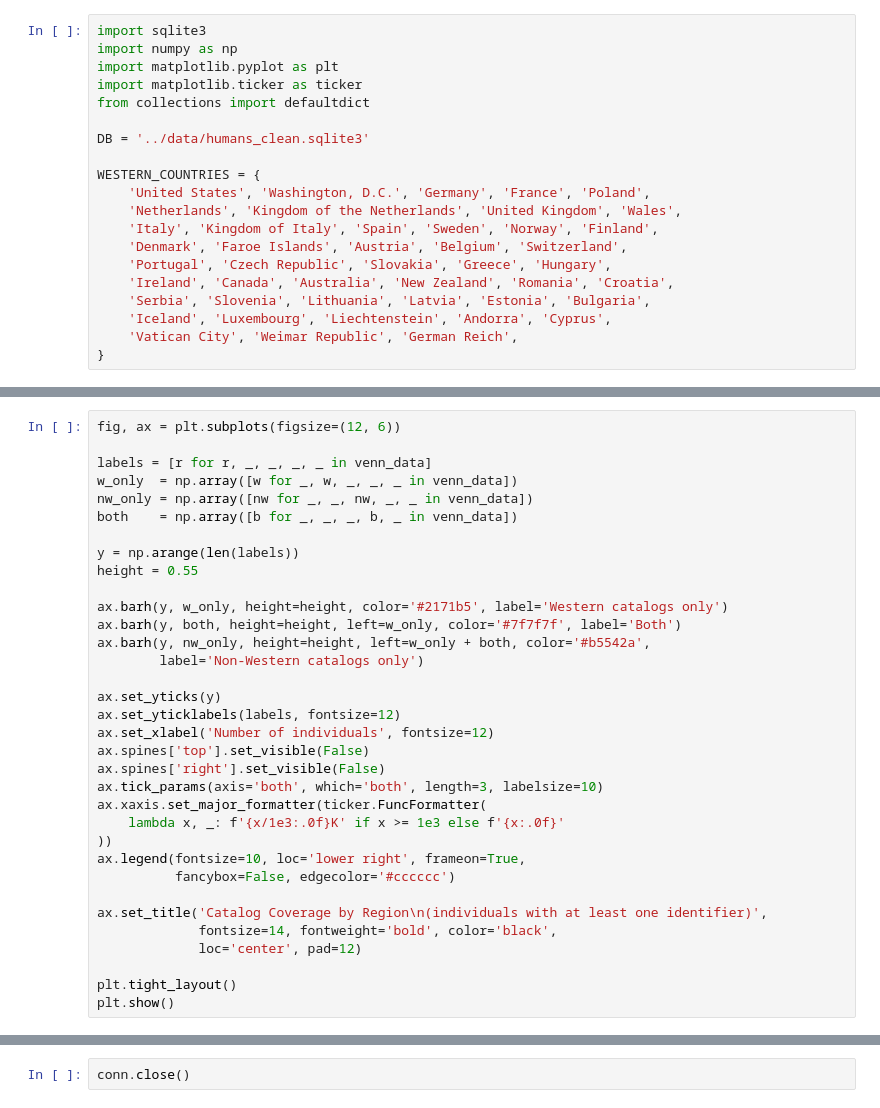
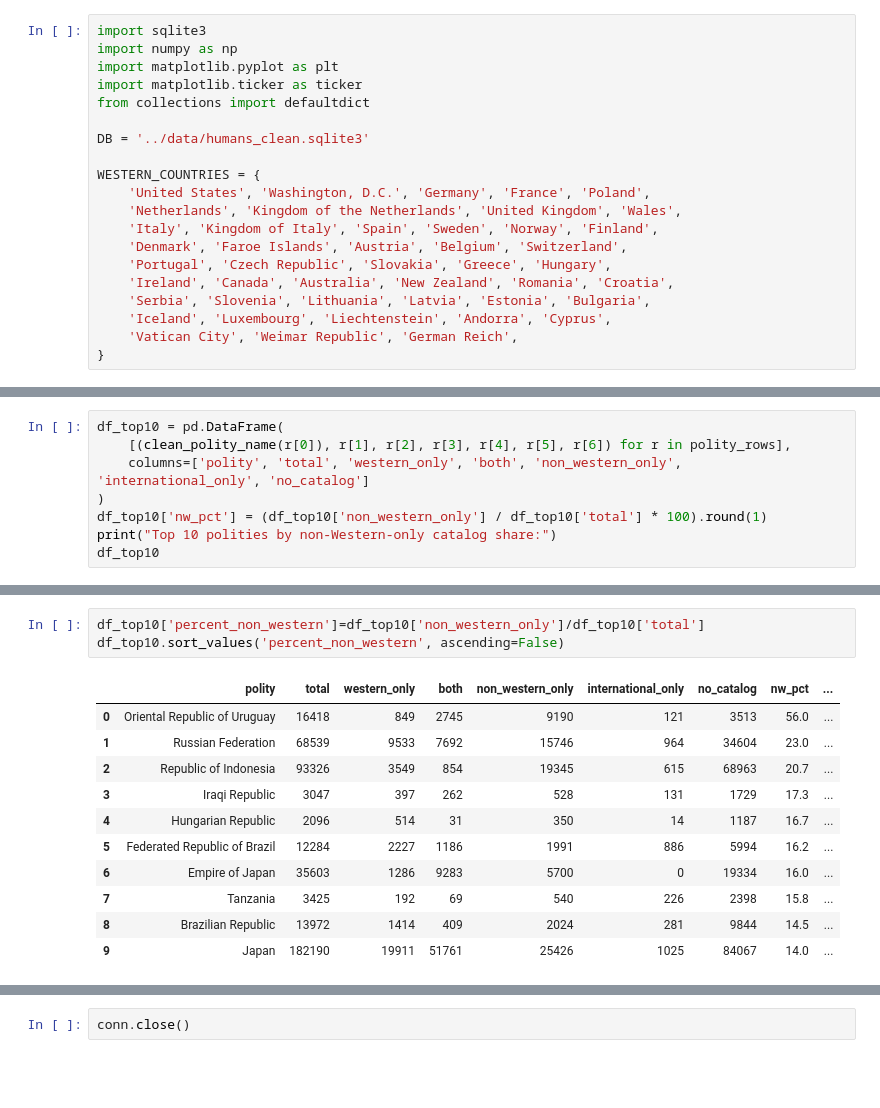
Before and after one commit to charlesdedampierre/cultura_database, a Jupyter notebook: paper/fig_catalog_coverage.ipynb, the cells around one changed output, grey strips where cells are left out. Saved outputs shown, nothing was run; the diff lists cells and outputs as text; blank space fills up the shorter version.

```diff
--- a/paper/fig_catalog_coverage.ipynb
+++ b/paper/fig_catalog_coverage.ipynb
@@ -219,34 +109,0 @@ Arabic world: 100,989 individuals
-# %%
-fig, ax = plt.subplots(figsize=(12, 6))
-
-labels = [r for r, _, _, _, _ in venn_data]
-w_only  = np.array([w for _, w, _, _, _ in venn_data])
-nw_only = np.array([nw for _, _, nw, _, _ in venn_data])
-both    = np.array([b for _, _, _, b, _ in venn_data])
-
-y = np.arange(len(labels))
-height = 0.55
-
-ax.barh(y, w_only, height=height, color='#2171b5', label='Western catalogs only')
-ax.barh(y, both, height=height, left=w_only, color='#7f7f7f', label='Both')
-ax.barh(y, nw_only, height=height, left=w_only + both, color='#b5542a',
-        label='Non-Western catalogs only')
-
-ax.set_yticks(y)
-ax.set_yticklabels(labels, fontsize=12)
-ax.set_xlabel('Number of individuals', fontsize=12)
-ax.spines['top'].set_visible(False)
-ax.spines['right'].set_visible(False)
-ax.tick_params(axis='both', which='both', length=3, labelsize=10)
-ax.xaxis.set_major_formatter(ticker.FuncFormatter(
-    lambda x, _: f'{x/1e3:.0f}K' if x >= 1e3 else f'{x:.0f}'
-))
-ax.legend(fontsize=10, loc='lower right', frameon=True,
-          fancybox=False, edgecolor='#cccccc')
-
-ax.set_title('Catalog Coverage by Region\n(individuals with at least one identifier)',
-             fontsize=14, fontweight='bold', color='black',
-             loc='center', pad=12)
-
-plt.tight_layout()
-plt.show()
@@ -308,0 +194,8 @@ Japan                                     182,190   19,911   51,761   25,426   8
+# %%
+df_top10 = pd.DataFrame(
+    [(clean_polity_name(r[0]), r[1], r[2], r[3], r[4], r[5], r[6]) for r in polity_rows],
+    columns=['polity', 'total', 'western_only', 'both', 'non_western_only', 'international_only', 'no_catalog']
+)
+df_top10['nw_pct'] = (df_top10['non_western_only'] / df_top10['total'] * 100).round(1)
+print("Top 10 polities by non-Western-only catalog share:")
+df_top10
@@ -308,0 +215,15 @@ Japan                                     182,190   19,911   51,761   25,426   8
+# %%
+df_top10['percent_non_western']=df_top10['non_western_only']/df_top10['total']
+df_top10.sort_values('percent_non_western', ascending=False)
+# %% [output]
+|  | polity | total | western_only | both | non_western_only | international_only | no_catalog | nw_pct | ... |
+| 0 | Oriental Republic of Uruguay | 16418 | 849 | 2745 | 9190 | 121 | 3513 | 56.0 | ... |
+| 1 | Russian Federation | 68539 | 9533 | 7692 | 15746 | 964 | 34604 | 23.0 | ... |
+| 2 | Republic of Indonesia | 93326 | 3549 | 854 | 19345 | 615 | 68963 | 20.7 | ... |
+| 3 | Iraqi Republic | 3047 | 397 | 262 | 528 | 131 | 1729 | 17.3 | ... |
+| 4 | Hungarian Republic | 2096 | 514 | 31 | 350 | 14 | 1187 | 16.7 | ... |
+| 5 | Federated Republic of Brazil | 12284 | 2227 | 1186 | 1991 | 886 | 5994 | 16.2 | ... |
+| 6 | Empire of Japan | 35603 | 1286 | 9283 | 5700 | 0 | 19334 | 16.0 | ... |
+| 7 | Tanzania | 3425 | 192 | 69 | 540 | 226 | 2398 | 15.8 | ... |
+| 8 | Brazilian Republic | 13972 | 1414 | 409 | 2024 | 281 | 9844 | 14.5 | ... |
+| 9 | Japan | 182190 | 19911 | 51761 | 25426 | 1025 | 84067 | 14.0 | ... |
```
Also changed, not shown: parts of 18 cells of this notebook, 18 other files.
